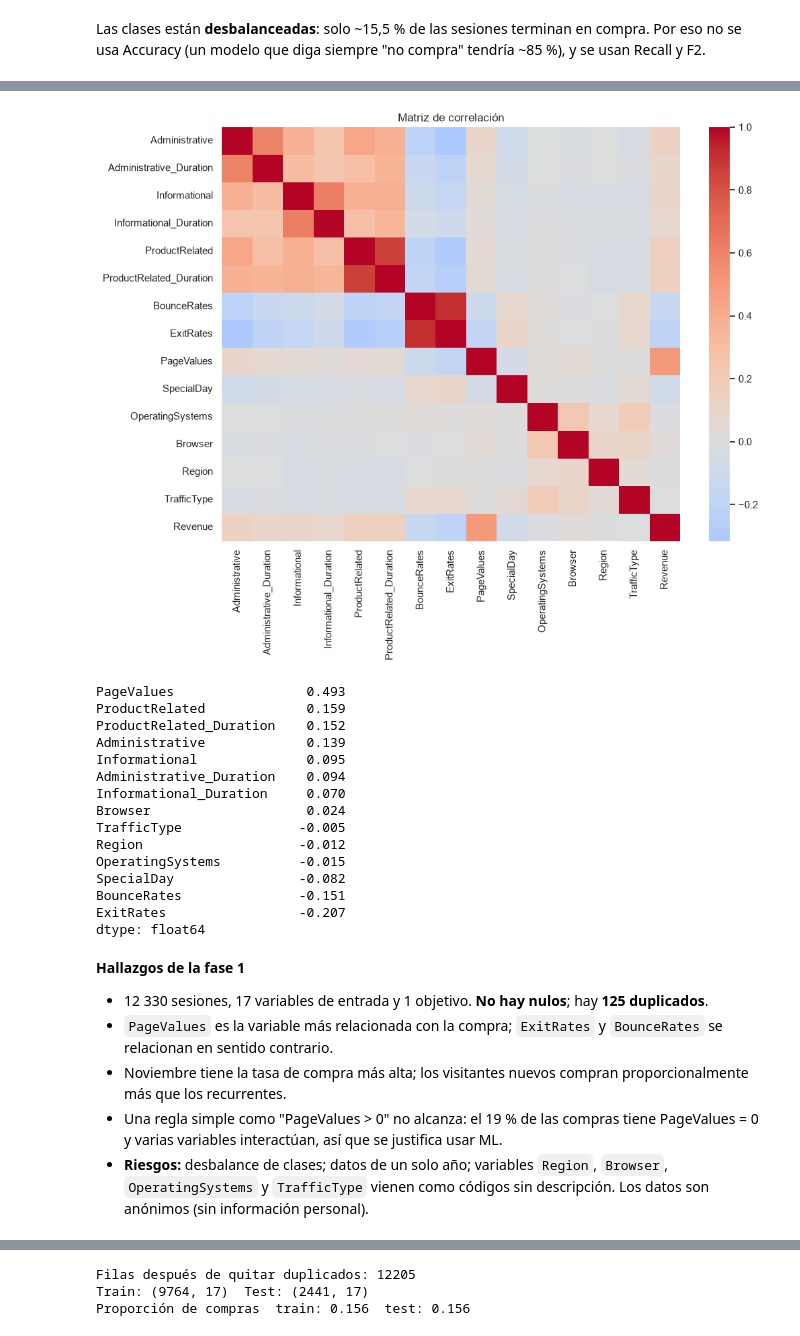
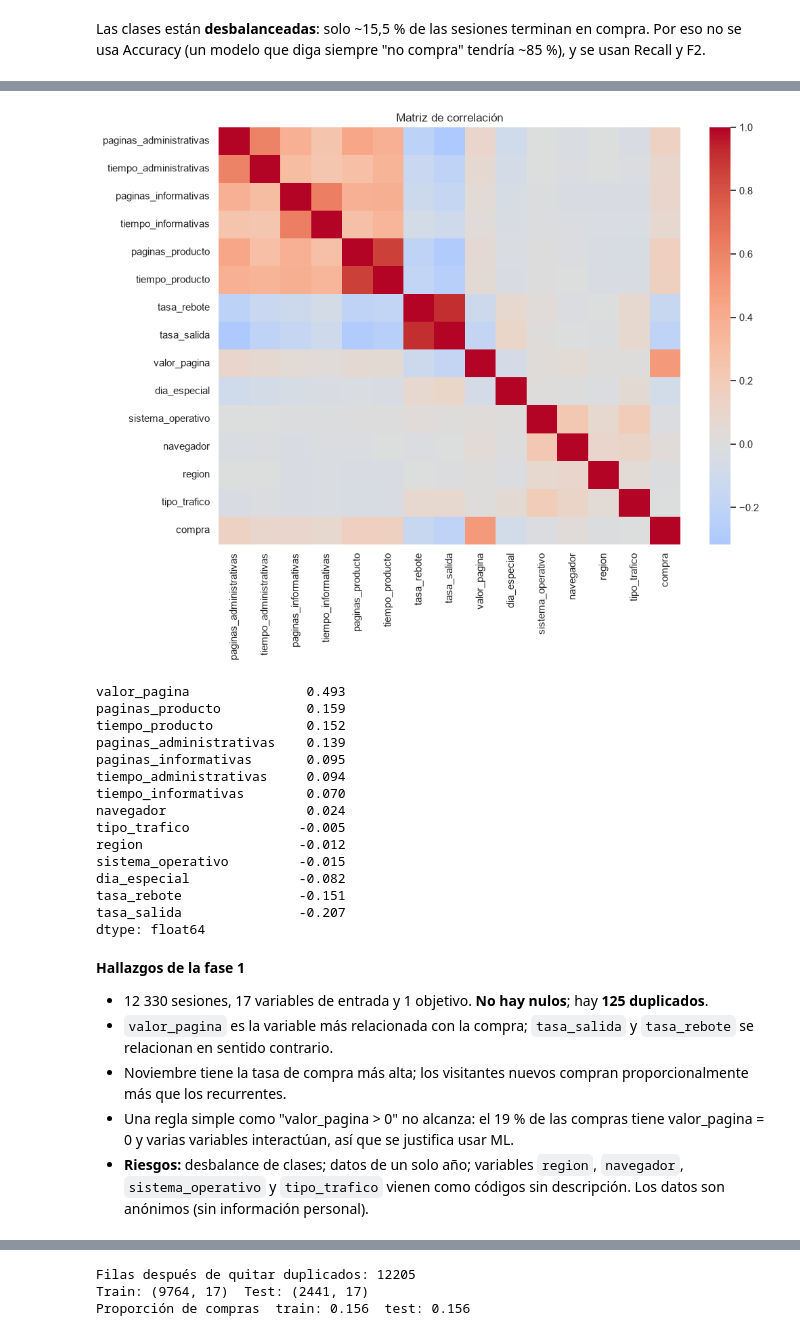
Before and after one commit to limbertz-dev/online-shoppers-ia, a Jupyter notebook: notebooks/01_crispmlq_online_shoppers.ipynb, the cells around one changed output, grey strips where cells are left out. Drawn from its saved outputs; the diff is of its cells as text; code cells hidden in the pictures.

Commit message:
Notebook: nombres de variables en espanol

```diff
--- a/notebooks/01_crispmlq_online_shoppers.ipynb
+++ b/notebooks/01_crispmlq_online_shoppers.ipynb
@@ -58,0 +75,17 @@ df.head()
+# %%
+nombres = {
+    'Administrative': 'paginas_administrativas', 'Administrative_Duration': 'tiempo_administrativas',
+    'Informational': 'paginas_informativas', 'Informational_Duration': 'tiempo_informativas',
+    'ProductRelated': 'paginas_producto', 'ProductRelated_Duration': 'tiempo_producto',
+    'BounceRates': 'tasa_rebote', 'ExitRates': 'tasa_salida', 'PageValues': 'valor_pagina',
+    'SpecialDay': 'dia_especial', 'Month': 'mes', 'OperatingSystems': 'sistema_operativo',
+    'Browser': 'navegador', 'Region': 'region', 'TrafficType': 'tipo_trafico',
+    'VisitorType': 'tipo_visitante', 'Weekend': 'fin_de_semana', 'Revenue': 'compra'
+}
+meses = {'Jan': 'Ene', 'Apr': 'Abr', 'June': 'Jun', 'Aug': 'Ago', 'Dec': 'Dic'}   # el resto ya coincide
+visitantes = {'Returning_Visitor': 'Recurrente', 'New_Visitor': 'Nuevo', 'Other': 'Otro'}
+
+df = df.rename(columns=nombres)
+df['mes'] = df['mes'].replace(meses)
+df['tipo_visitante'] = df['tipo_visitante'].replace(visitantes)
+df.head()
@@ -151,36 +191,36 @@ Name: Revenue, dtype: float64
 # %%
 plt.figure(figsize=(11, 8))
-sns.heatmap(df.select_dtypes(include='number').assign(Revenue=df['Revenue'].astype(int)).corr(),
+sns.heatmap(df.select_dtypes(include='number').assign(compra=df['compra'].astype(int)).corr(),
             cmap='coolwarm', center=0, annot=False)
 plt.title('Matriz de correlación')
 plt.savefig('../docs/capturas/04_correlacion.png', dpi=120, bbox_inches='tight')
 plt.show()
 
-print(df.select_dtypes(include='number').corrwith(df['Revenue'].astype(int)).sort_values(ascending=False).round(3))
+print(df.select_dtypes(include='number').corrwith(df['compra'].astype(int)).sort_values(ascending=False).round(3))
 # %% [output]
-[figure, old version]
+[figure, new version]
-PageValues                 0.493
-ProductRelated             0.159
-ProductRelated_Duration    0.152
-Administrative             0.139
-Informational              0.095
-Administrative_Duration    0.094
-Informational_Duration     0.070
-Browser                    0.024
-TrafficType               -0.005
-Region                    -0.012
-OperatingSystems          -0.015
-SpecialDay                -0.082
-BounceRates               -0.151
-ExitRates                 -0.207
+valor_pagina               0.493
+paginas_producto           0.159
+tiempo_producto            0.152
+paginas_administrativas    0.139
+paginas_informativas       0.095
+tiempo_administrativas     0.094
+tiempo_informativas        0.070
+navegador                  0.024
+tipo_trafico              -0.005
+region                    -0.012
+sistema_operativo         -0.015
+dia_especial              -0.082
+tasa_rebote               -0.151
+tasa_salida               -0.207
 dtype: float64
 # %% [markdown]
 **Hallazgos de la fase 1**
 - 12 330 sesiones, 17 variables de entrada y 1 objetivo. **No hay nulos**; hay **125 duplicados**.
-- `PageValues` es la variable más relacionada con la compra; `ExitRates` y `BounceRates` se relacionan en sentido contrario.
+- `valor_pagina` es la variable más relacionada con la compra; `tasa_salida` y `tasa_rebote` se relacionan en sentido contrario.
 - Noviembre tiene la tasa de compra más alta; los visitantes nuevos compran proporcionalmente más que los recurrentes.
-- Una regla simple como "PageValues > 0" no alcanza: el 19 % de las compras tiene PageValues = 0 y varias variables interactúan, así que se justifica usar ML.
-- **Riesgos:** desbalance de clases; datos de un solo año; variables `Region`, `Browser`, `OperatingSystems` y `TrafficType` vienen como códigos sin descripción. Los datos son anónimos (sin información personal).
+- Una regla simple como "valor_pagina > 0" no alcanza: el 19 % de las compras tiene valor_pagina = 0 y varias variables interactúan, así que se justifica usar ML.
+- **Riesgos:** desbalance de clases; datos de un solo año; variables `region`, `navegador`, `sistema_operativo` y `tipo_trafico` vienen como códigos sin descripción. Los datos son anónimos (sin información personal).
 # %% [markdown]
 ## Fase 2 · Data Engineering
 
```
Also changed, not shown: parts of 17 cells of this notebook, 7 other files.
